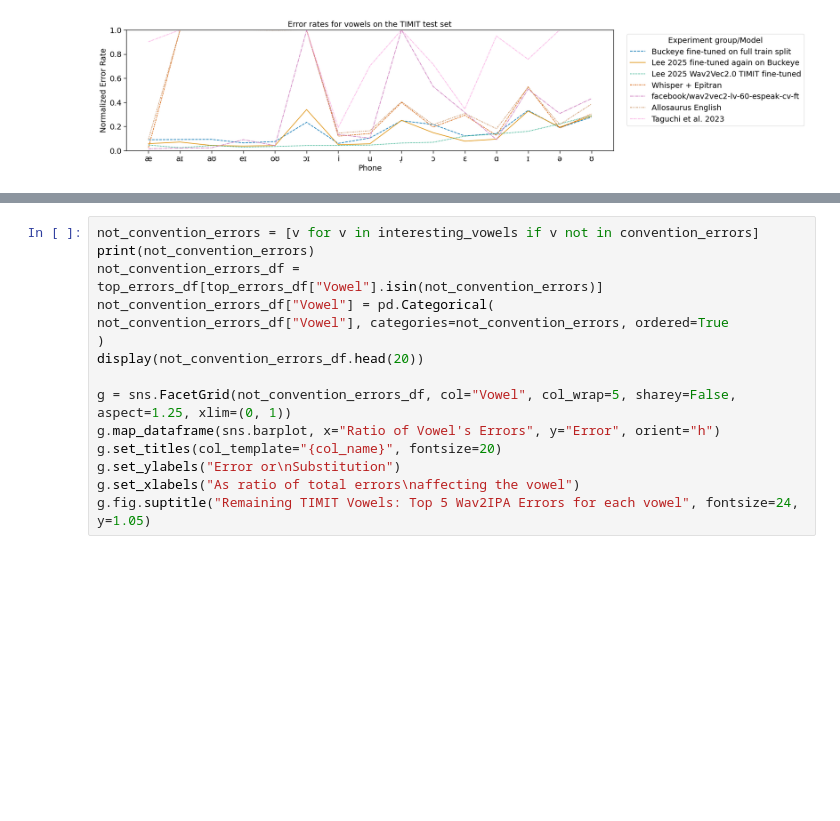
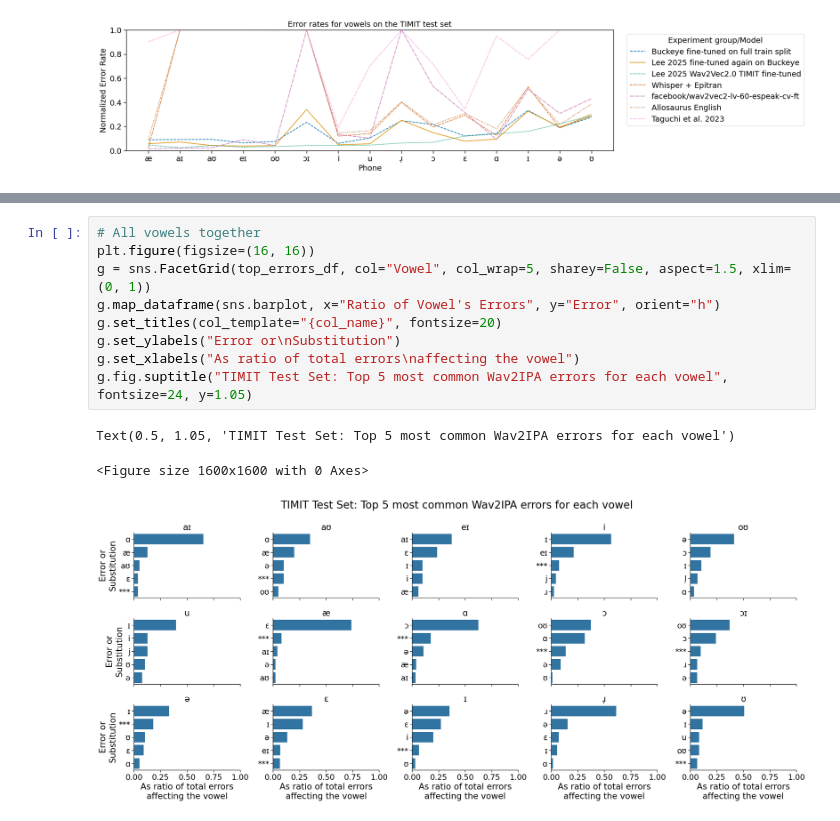
Before and after one commit to UMassCDS/wav2ipa, a Jupyter notebook: notebooks/amp_presentation/timit_evaluation_analysis_test_set_only_with_post_processing.ipynb, the cells around one changed output, grey strips where cells are left out. Saved outputs shown, nothing was run; the diff lists cells and outputs as text; blank space fills up the shorter version.

```diff
--- a/notebooks/amp_presentation/timit_evaluation_analysis_test_set_only_with_post_processing.ipynb
+++ b/notebooks/amp_presentation/timit_evaluation_analysis_test_set_only_with_post_processing.ipynb
@@ -490,15 +457,13 @@ Text(0.5, 1.05, 'Top 5 errors for vowels Wav2IPA always incorrectly transcribes'
-# %%
-not_convention_errors = [v for v in interesting_vowels if v not in convention_errors]
-print(not_convention_errors)
-not_convention_errors_df = top_errors_df[top_errors_df["Vowel"].isin(not_convention_errors)]
-not_convention_errors_df["Vowel"] = pd.Categorical(
-not_convention_errors_df["Vowel"], categories=not_convention_errors, ordered=True
-)
-display(not_convention_errors_df.head(20))
-
-g = sns.FacetGrid(not_convention_errors_df, col="Vowel", col_wrap=5, sharey=False, aspect=1.25, xlim=(0, 1))
-g.map_dataframe(sns.barplot, x="Ratio of Vowel's Errors", y="Error", orient="h")
-g.set_titles(col_template="{col_name}", fontsize=20)
-g.set_ylabels("Error or\nSubstitution")
-g.set_xlabels("As ratio of total errors\naffecting the vowel")
-g.fig.suptitle("Remaining TIMIT Vowels: Top 5 Wav2IPA Errors for each vowel", fontsize=24, y=1.05)
+# %%
+# All vowels together
+plt.figure(figsize=(16, 16))
+g = sns.FacetGrid(top_errors_df, col="Vowel", col_wrap=5, sharey=False, aspect=1.5, xlim=(0, 1))
+g.map_dataframe(sns.barplot, x="Ratio of Vowel's Errors", y="Error", orient="h")
+g.set_titles(col_template="{col_name}", fontsize=20)
+g.set_ylabels("Error or\nSubstitution")
+g.set_xlabels("As ratio of total errors\naffecting the vowel")
+g.fig.suptitle("TIMIT Test Set: Top 5 most common Wav2IPA errors for each vowel", fontsize=24, y=1.05)
+# %% [output]
+Text(0.5, 1.05, 'TIMIT Test Set: Top 5 most common Wav2IPA errors for each vowel')
+<Figure size 1600x1600 with 0 Axes>
+[figure, added]
```
Also changed, not shown: parts of 9 cells of this notebook, 29 other files.
